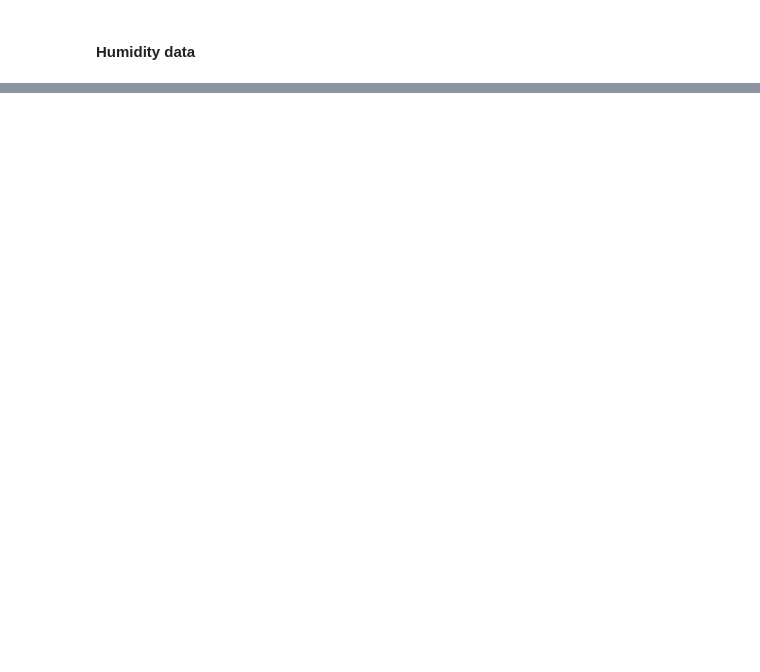
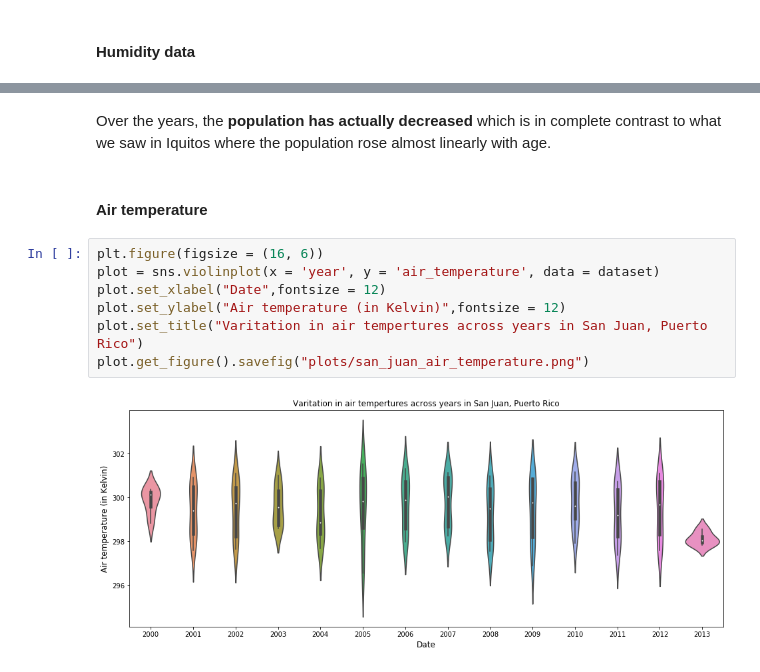
Before and after one commit to ITWSXInformatics/DengueSpreadInformationSystemDSIS, a Jupyter notebook: Data Analysis.ipynb, the cells around one changed output, grey strips where cells are left out. Saved outputs shown, nothing was run; the diff lists cells and outputs as text; blank space fills up the shorter version.

```diff
--- a/Data Analysis.ipynb
+++ b/Data Analysis.ipynb
@@ -301,0 +347,13 @@ The relative humidity is consistent across years bur varies quite a lot within a
+# %% [markdown]
+Over the years, the **population has actually decreased** which is in complete contrast to what we saw in Iquitos where the population rose almost linearly with age.
+# %% [markdown]
+#### Air temperature
+# %%
+plt.figure(figsize = (16, 6))
+plot = sns.violinplot(x = 'year', y = 'air_temperature', data = dataset)
+plot.set_xlabel("Date",fontsize = 12)
+plot.set_ylabel("Air temperature (in Kelvin)",fontsize = 12)
+plot.set_title("Varitation in air tempertures across years in San Juan, Puerto Rico")
+plot.get_figure().savefig("plots/san_juan_air_temperature.png")
+# %% [output]
+[figure, added]
```
Also changed, not shown: parts of 22 cells of this notebook, 6 other files.
